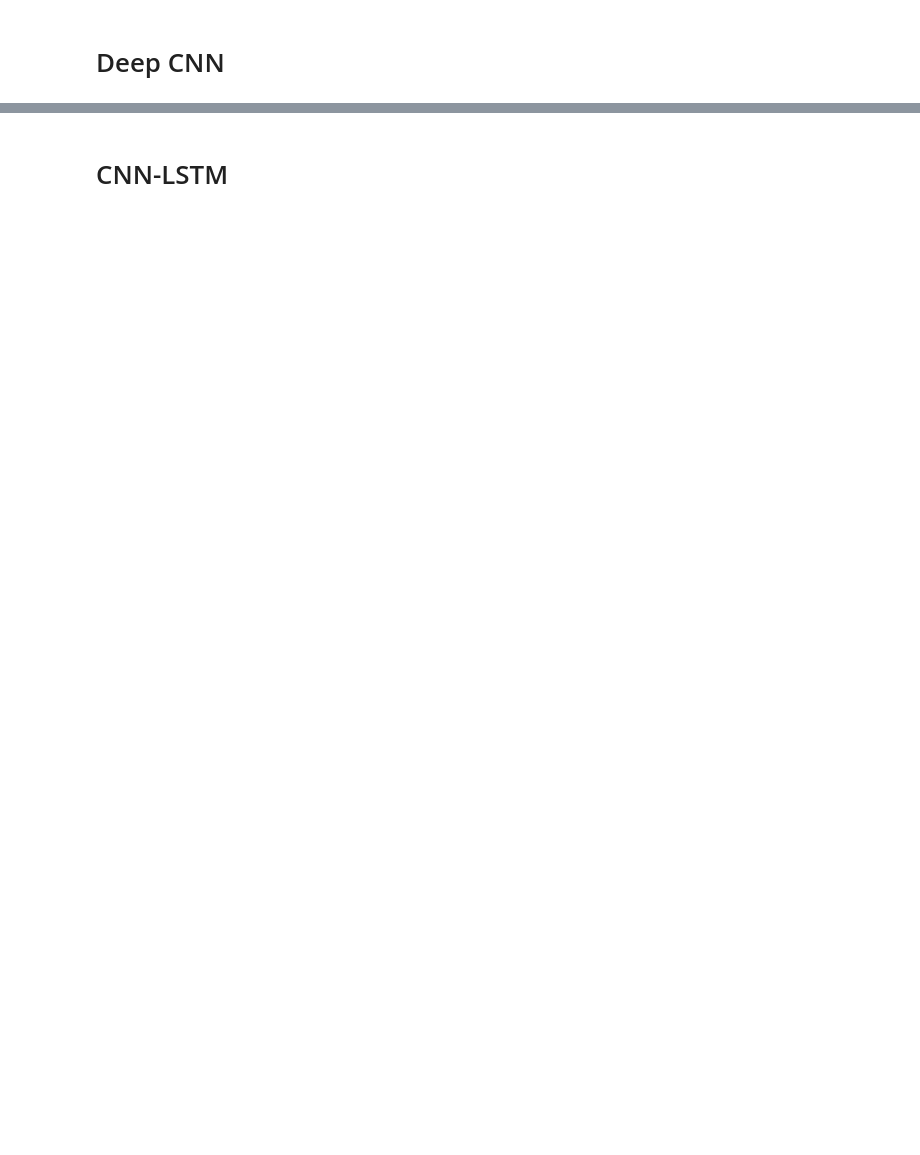
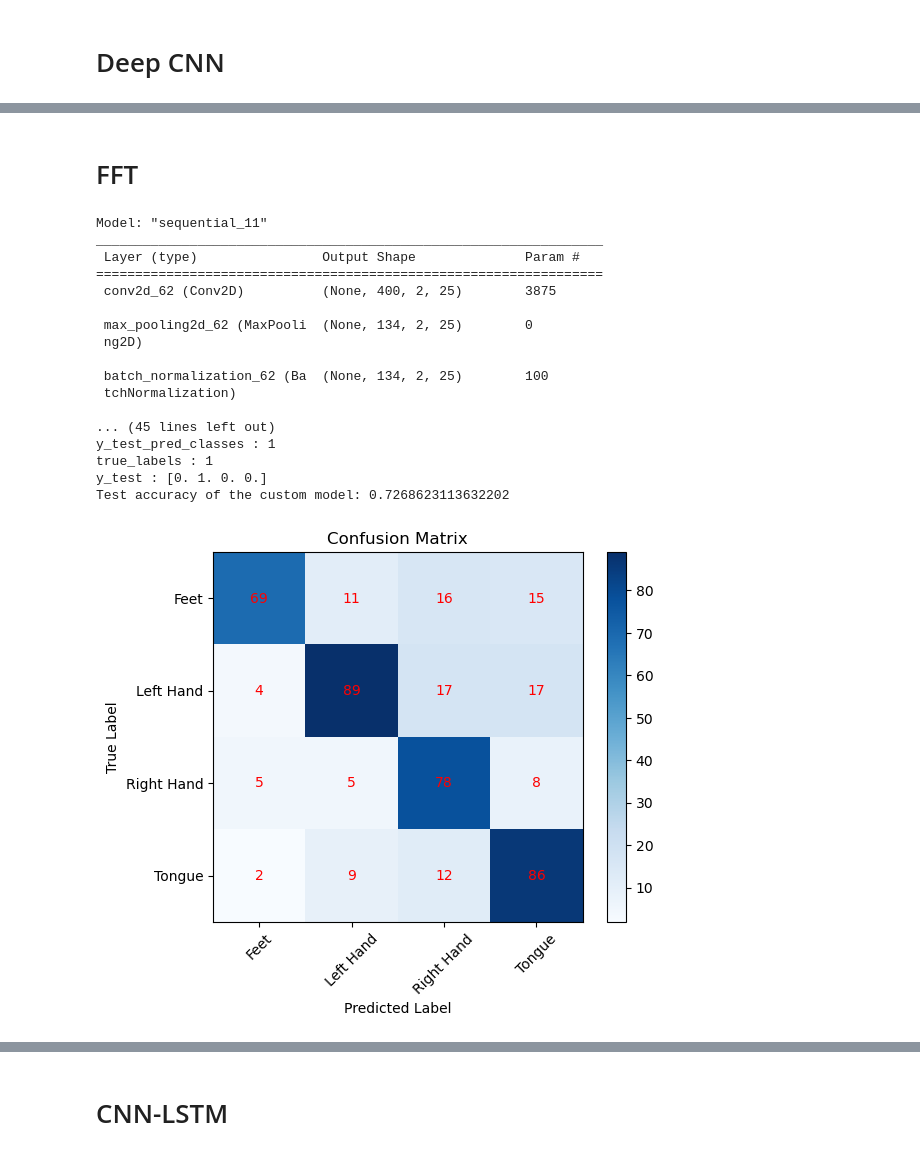
Before and after one commit to aaron68lee/Deep-Learning-EEG-BCI-Signal-Processing, a Jupyter notebook: model_eval.ipynb, the cells around one changed output, grey strips where cells are left out. Saved outputs shown, nothing was run; the diff lists cells and outputs as text; code cells hidden in the pictures; blank space fills up the shorter version.

```diff
--- a/model_eval.ipynb
+++ b/model_eval.ipynb
@@ -330,0 +490,78 @@ AttributeError: module 'keras.api._v2.keras' has no attribute 'saving'
+# %% [markdown]
+# FFT
+# %%
+from keras.models import save_model
+import importlib
+import EEG_utils
+import tensorflow as tf
+from EEG_utils import print_confusion_matrix, metrics_report, ROC
+
+
+importlib.reload(EEG_utils)
+def eeg_fft(X):
+    X_fft = np.fft.fft(X, axis=1)
+    return np.concatenate([X_fft.real, X_fft.imag], axis=2)
+
+x_test_fft = eeg_fft(x_test)
+
+# Load weights into a new model with the same architecture
+# weights_filename = '../Models/resnet-7_weights.h5'
+# model = deep_resnet_model
+# model.load_weights(weights_filename)
+arch = 'FFT'
+# load entire model
+name = 'FFT_deep_model0.7268623113632202'
+# CNN_deep_prep_0.7291196584701538
+# name='CNN_deep_prep_0.7291196584701538'
+model_path = f'../Models/{name}.h5'
+model = tf.keras.saving.load_model(model_path)
+
+print(model.summary())
+
+y_test_pred = model.predict(x_test_fft)
+# y_val_pred = model.predict(x_valid)
+
+# y_valid_categorical = np.argmax(y_valid, axis=1)
+y_test_categorical = np.argmax(y_test, axis=1)
+true_labels = np.argmax(y_test, axis=1)
+
+# y_val_pred_categorical = np.argmax(y_val_pred, axis=1)
+y_test_pred_categorical = np.argmax(y_test_pred, axis=1)
+
+print("y_test_pred_classes shape:", y_test_pred_categorical.shape)
+print("true_labels shape:", true_labels.shape)
+
+print("y_test_pred_classes :", y_test_pred_categorical[0])
+print("true_labels :", true_labels[0])
+print("y_test :", y_test[0])
+
+## Testing
+
+score = model.evaluate(x_test_fft, y_test, verbose=0)
+print('Test accuracy of the custom model:',score[1])
+
+################################ Plot confusion matrix ###############################
+class_names = ['Feet', 'Left Hand', 'Right Hand', 'Tongue']
+
+print_confusion_matrix(y_test_pred_categorical, true_labels, savefig=True, fig_path=f'../Gallery/Summary_Test/confusion_matrix_{arch}.png')
+metrics_report(y_test_pred_categorical, true_labels, matrix_on=True, categorical=True, savefig=True, fig_path=f'../Gallery/Summary_Test/metrics_report_{arch}.png')
+ROC(y_test_pred_categorical, true_labels, class_names=class_names, categorical=True, savefig=True, fig_path=f'../Gallery/Summary_Test/ROC_{arch}.png')
+# %% [output]
+Model: "sequential_11"
+_________________________________________________________________
+ Layer (type)                Output Shape              Param #
+=================================================================
+ conv2d_62 (Conv2D)          (None, 400, 2, 25)        3875
+
+ max_pooling2d_62 (MaxPooli  (None, 134, 2, 25)        0
+ ng2D)
+
+ batch_normalization_62 (Ba  (None, 134, 2, 25)        100
+ tchNormalization)
+
+... (45 lines left out)
+y_test_pred_classes : 1
+true_labels : 1
+y_test : [0. 1. 0. 0.]
+Test accuracy of the custom model: 0.7268623113632202
+[figure, added]
```
Also changed, not shown: parts of 13 cells of this notebook.
